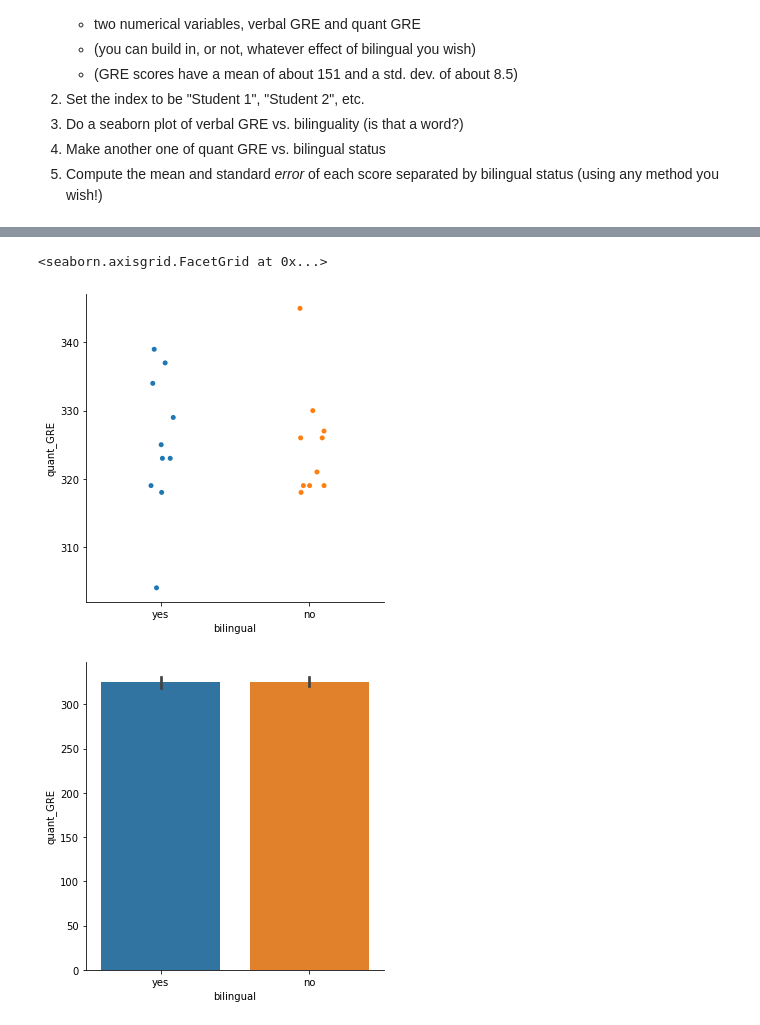
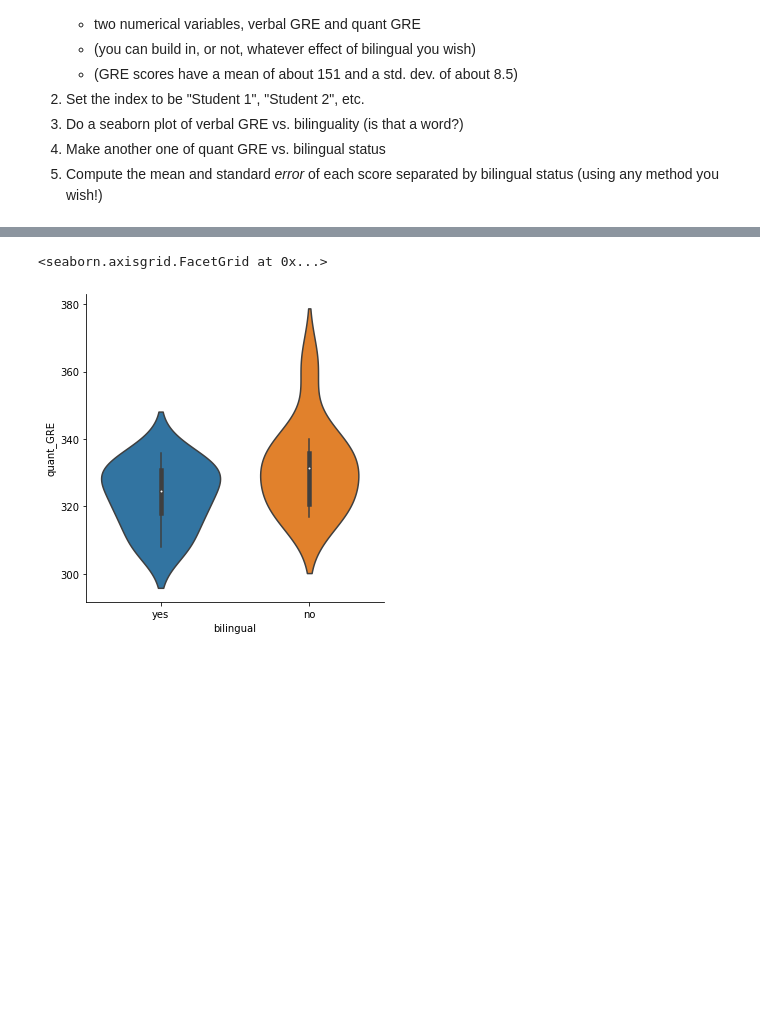
Before and after one commit to baramX3/PSY_submissions, a Jupyter notebook: tutorial_notebooks/tutorial018-Pandas-Advanced-WorkingWithData.ipynb, the cells around one changed output, grey strips where cells are left out. Saved outputs shown, nothing was run; the diff lists cells and outputs as text; code cells hidden in the pictures; blank space fills up the shorter version.

```diff
--- a/tutorial_notebooks/tutorial018-Pandas-Advanced-WorkingWithData.ipynb
+++ b/tutorial_notebooks/tutorial018-Pandas-Advanced-WorkingWithData.ipynb
@@ -1083,9 +1081,7 @@ sns.catplot(data=bilingual_GRE, x='bilingual', y='verbal_GRE', kind='bar')
 # %%
 # plot quant GRE vs. bilingual status
-sns.catplot(data=bilingual_GRE, x='bilingual', y='quant_GRE')
-sns.catplot(data=bilingual_GRE, x='bilingual', y='quant_GRE', kind='bar')
+sns.catplot(data=bilingual_GRE, x='bilingual', y='quant_GRE', kind='violin')
 # %% [output]
 <seaborn.axisgrid.FacetGrid at 0x...>
-[figure, old version]
+[figure, new version]
-[figure, removed]
 # %%
```
Also changed, not shown: parts of 58 cells of this notebook.
